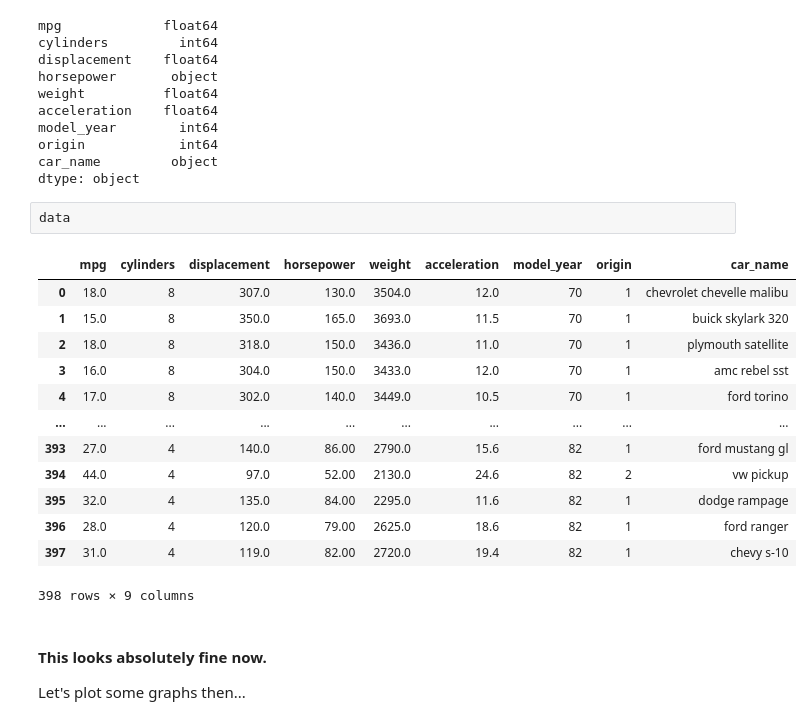
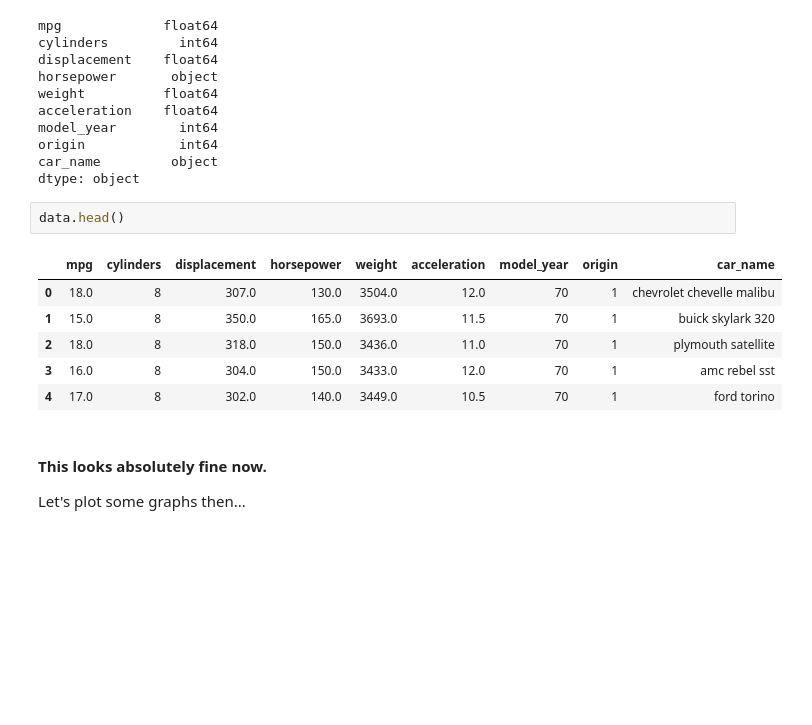
Before and after one commit to sdwarka/ipynb-test, a Jupyter notebook: graph-doodles.ipynb, the cells around one changed output. Cells and saved outputs as stored; diff of their text form; blank space fills up the shorter version.

```diff
--- a/graph-doodles.ipynb
+++ b/graph-doodles.ipynb
@@ -81,21 +76,14 @@ origin            int64
 car_name         object
 dtype: object
 # %%
-data
+data.head()
 # %% [output]
 |  | mpg | cylinders | displacement | horsepower | weight | acceleration | model_year | origin | car_name |
 | 0 | 18.0 | 8 | 307.0 | 130.0 | 3504.0 | 12.0 | 70 | 1 | chevrolet chevelle malibu |
 | 1 | 15.0 | 8 | 350.0 | 165.0 | 3693.0 | 11.5 | 70 | 1 | buick skylark 320 |
 | 2 | 18.0 | 8 | 318.0 | 150.0 | 3436.0 | 11.0 | 70 | 1 | plymouth satellite |
 | 3 | 16.0 | 8 | 304.0 | 150.0 | 3433.0 | 12.0 | 70 | 1 | amc rebel sst |
 | 4 | 17.0 | 8 | 302.0 | 140.0 | 3449.0 | 10.5 | 70 | 1 | ford torino |
-| ... | ... | ... | ... | ... | ... | ... | ... | ... | ... |
-| 393 | 27.0 | 4 | 140.0 | 86.00 | 2790.0 | 15.6 | 82 | 1 | ford mustang gl |
-| 394 | 44.0 | 4 | 97.0 | 52.00 | 2130.0 | 24.6 | 82 | 2 | vw pickup |
-| 395 | 32.0 | 4 | 135.0 | 84.00 | 2295.0 | 11.6 | 82 | 1 | dodge rampage |
-| 396 | 28.0 | 4 | 120.0 | 79.00 | 2625.0 | 18.6 | 82 | 1 | ford ranger |
-| 397 | 31.0 | 4 | 119.0 | 82.00 | 2720.0 | 19.4 | 82 | 1 | chevy s-10 |
-398 rows × 9 columns
 # %% [markdown]
 #### This looks absolutely fine now.
 Let's plot some graphs then...
```
Also changed, not shown: parts of 5 cells of this notebook.
